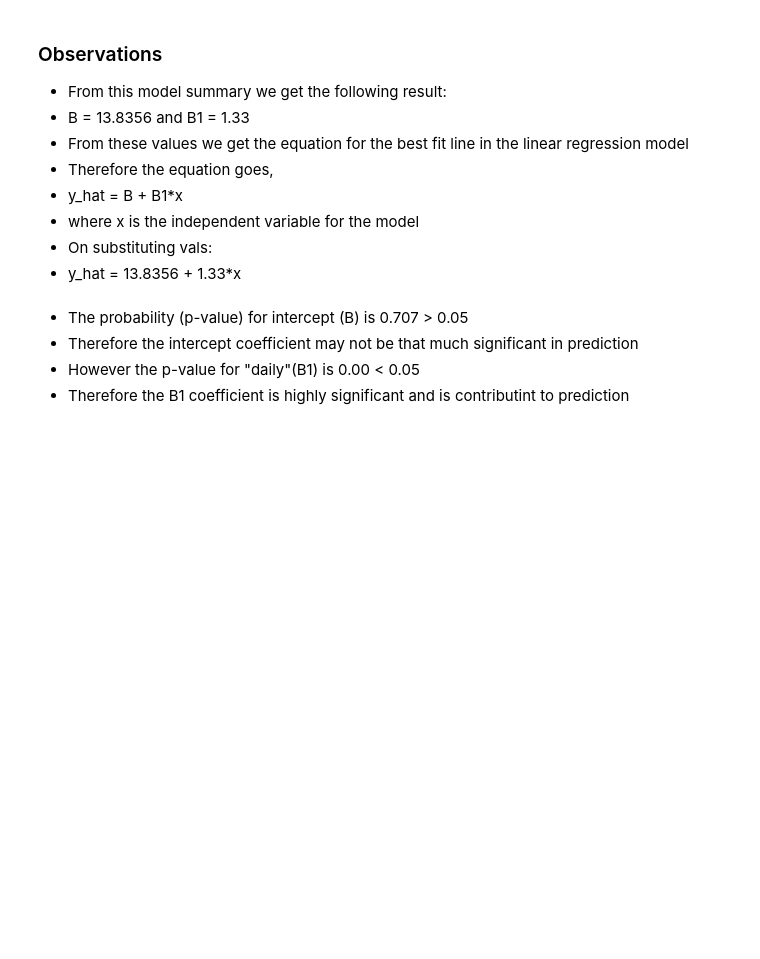
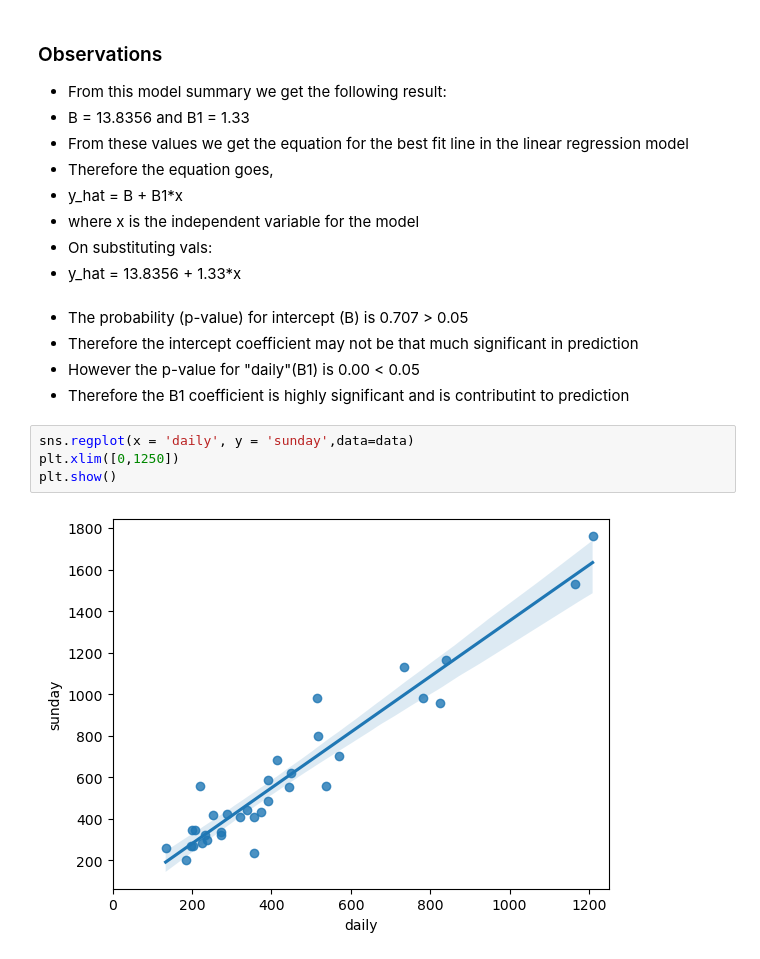
Before and after one commit to AbhinavAlluvada/DevProgram, a Jupyter notebook: SimpleLinearRegression.ipynb, the cells around one changed output. Saved outputs shown, nothing was run; the diff lists cells and outputs as text; blank space fills up the shorter version.

```diff
--- a/SimpleLinearRegression.ipynb
+++ b/SimpleLinearRegression.ipynb
@@ -227,3 +227,9 @@ Notes:
 - Therefore the intercept coefficient may not be that much significant in prediction
 - However the p-value for "daily"(B1) is 0.00 < 0.05
 - Therefore the B1 coefficient is highly significant and is contributint to prediction
+# %%
+sns.regplot(x = 'daily', y = 'sunday',data=data)
+plt.xlim([0,1250])
+plt.show()
+# %% [output]
+[figure, added]
```
Also changed, not shown: parts of 1 cell of this notebook, 3 other files.
